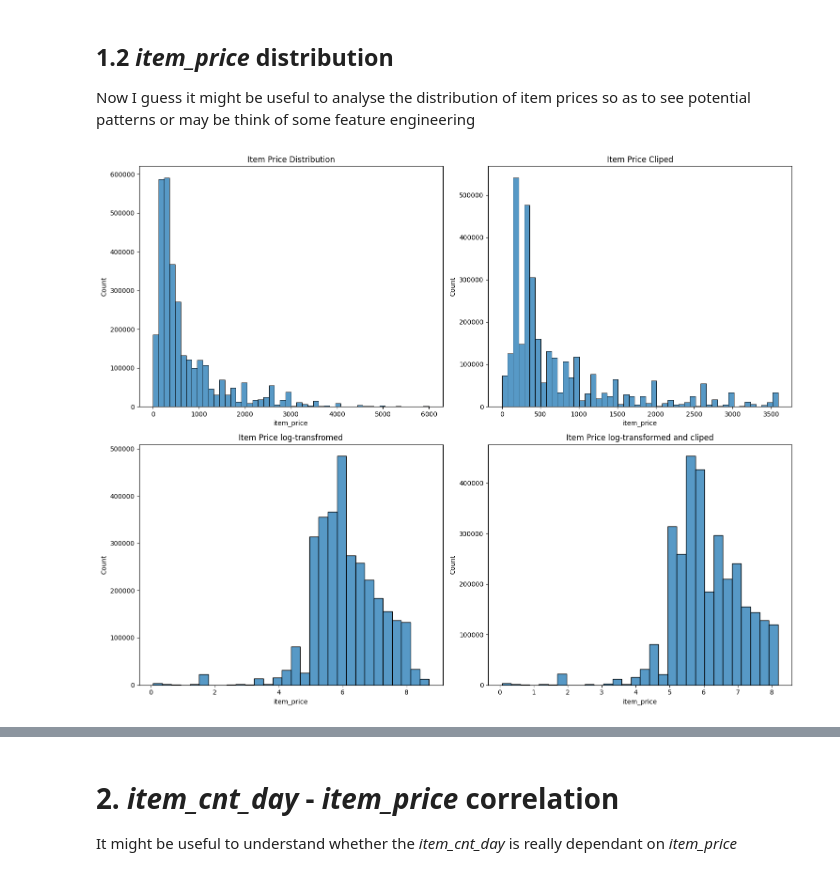
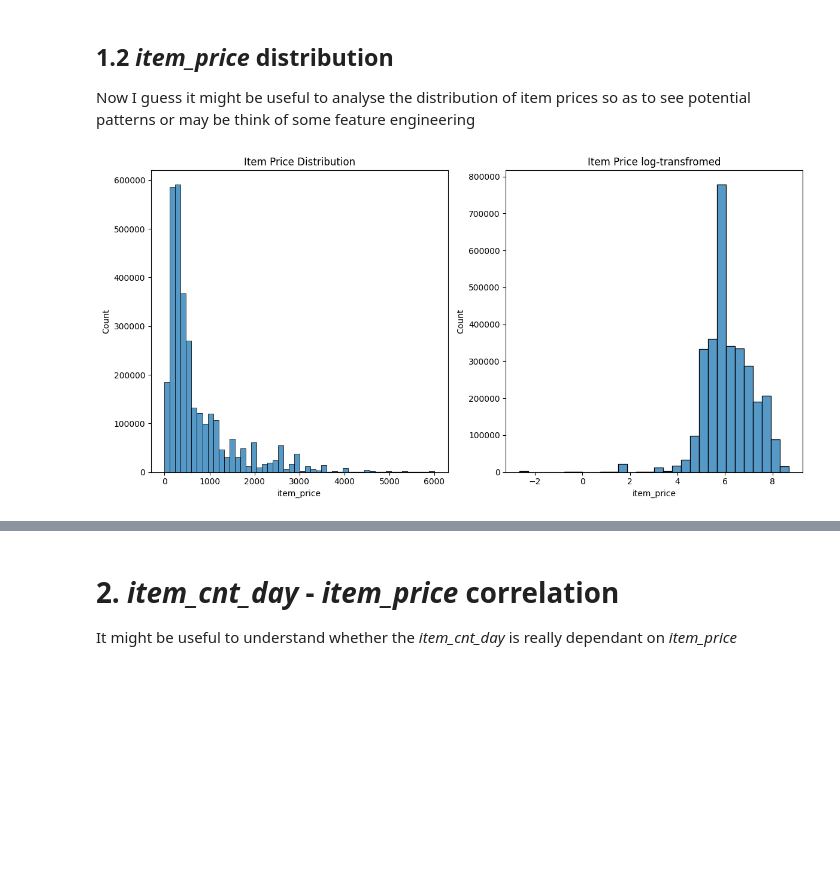
Before and after one commit to Dybal-Ilia/Innowise-Dybal, a Jupyter notebook: notebooks/EDA.ipynb, the cells around one changed output, grey strips where cells are left out. Saved outputs shown, nothing was run; the diff lists cells and outputs as text; code cells hidden in the pictures; blank space fills up the shorter version.

```diff
--- a/notebooks/EDA.ipynb
+++ b/notebooks/EDA.ipynb
@@ -91,22 +70,16 @@ From here we can make a general conclusion - mostly items are sold 1-3 units per
 
 Now I guess it might be useful to analyse the distribution of item prices so as to see potential patterns or may be think of some feature engineering
 # %%
-fig, axes = plt.subplots(2, 2, figsize=(15,12))
-upper_bound = train['item_price'].quantile(0.99)
+fig, axes = plt.subplots(1, 2, figsize=(12,6))
 
-sns.histplot(train['item_price'], bins=50, ax=axes[0,0])
-axes[0,0].set_title('Item Price Distribution')
+sns.histplot(train['item_price'], bins=50, ax=axes[0])
+axes[0].set_title('Item Price Distribution')
 
-sns.histplot(train['item_price'].clip(0, upper_bound), bins=50, ax=axes[0,1])
-axes[0,1].set_title('Item Price Cliped')
 
-sns.histplot(np.log1p(train['item_price']), bins=30, ax=axes[1,0])
-axes[1,0].set_title('Item Price log-transfromed')
-
-sns.histplot(np.log1p(train['item_price'].clip(0, upper_bound)), bins=30, ax=axes[1,1])
-axes[1,1].set_title('Item Price log-transformed and cliped')
+sns.histplot(np.log(train['item_price']), bins=30, ax=axes[1])
+axes[1].set_title('Item Price log-transfromed')
 
 plt.tight_layout()
 plt.show()
 # %% [output]
-[figure, old version]
+[figure, new version]
```
Also changed, not shown: parts of 26 cells of this notebook.
